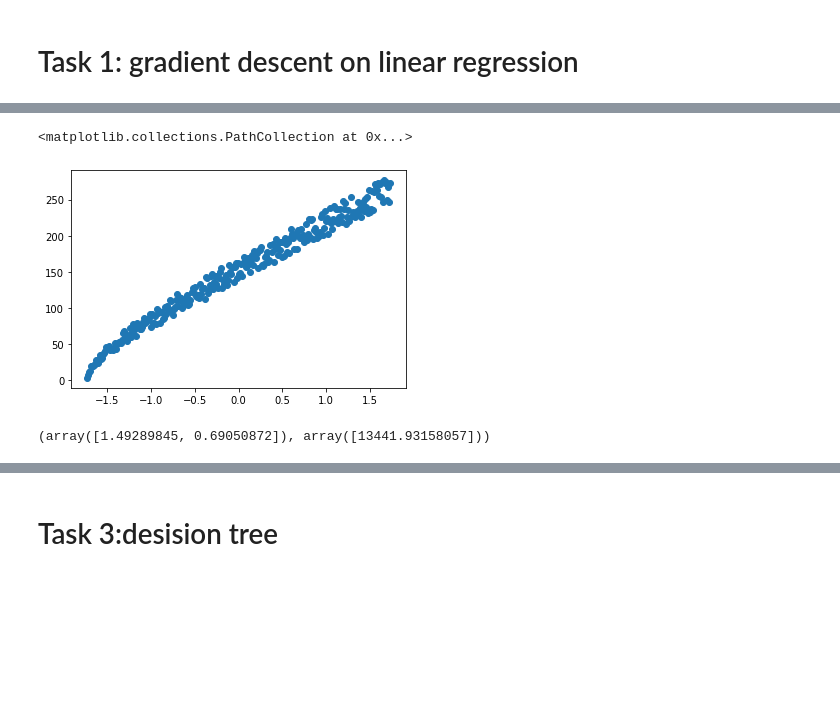
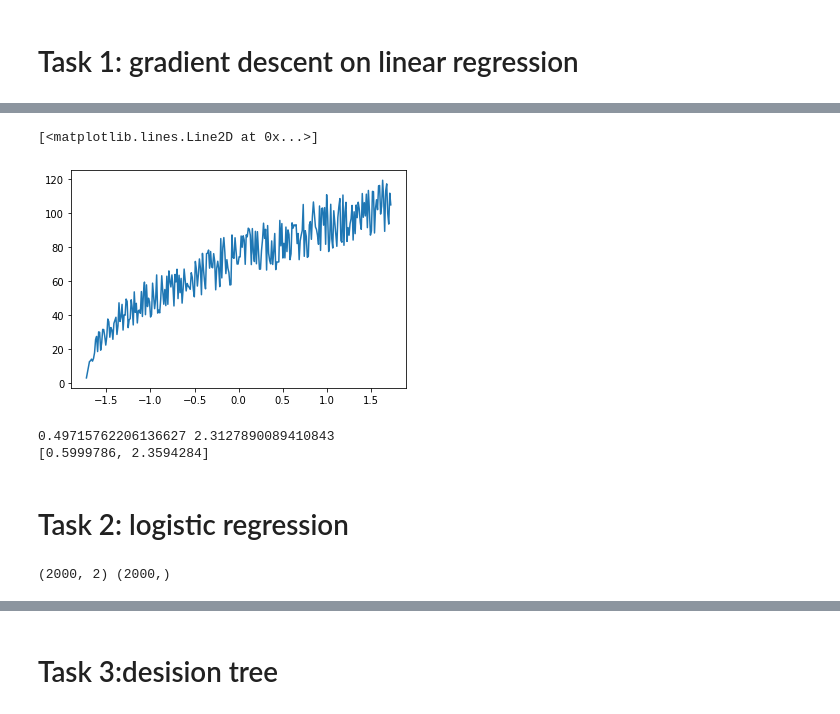
Before and after one commit to LordZeee/DataAnalysis2020, a Jupyter notebook: lab1_Malyniak.ipynb, the cells around one changed output, grey strips where cells are left out. Drawn from its saved outputs; the diff is of its cells as text; code cells hidden in the pictures; blank space fills up the shorter version.

```diff
--- a/lab1_Malyniak.ipynb
+++ b/lab1_Malyniak.ipynb
@@ -54,11 +69,15 @@ print(k,b)
 # %%
-plt.scatter(x,y)
+plt.plot(x,y)
 # %% [output]
-<matplotlib.collections.PathCollection at 0x...>
+[<matplotlib.lines.Line2D at 0x...>]
-[figure, old version]
+[figure, new version]
 # %%
 theta,cost = linear_regression(x,y.reshape(300),0.0001,100)
-# %%
-theta,cost[-1]
-# %% [output]
-(array([1.49289845, 0.69050872]), array([13441.93158057]))
+# %%
+print(k,b)
+print(theta)
+# %% [output]
+0.49715762206136627 2.3127890089410843
+[0.5999786, 2.3594284]
+# %% [markdown]
+# Task 2: logistic regression
@@ -64,0 +147,25 @@ theta,cost[-1]
+# %%
+from sklearn.model_selection import train_test_split
+
+num_samples = 1000
+batch_size = 64
+X1 = np.random.normal(size=(num_samples,2), scale=10,loc = (50, 5))
+X2 = np.random.normal(size=(num_samples,2), scale=10,loc = (-20, -30))
+X = np.concatenate([X1, X2])
+Y = np.ones(2*num_samples)
+Y[:num_samples] = 0
+Y[num_samples:] = 1
+indexes = np.arange(2*num_samples)
+np.random.shuffle(indexes)
+X, Y = X[indexes], Y[indexes]
+print(X.shape, Y.shape)
+
+a_pred = np.array([-5., 3]).reshape(2, 1)
+b_pred = np.array([-120.])
+#x,y = data_2dim(100)
+#x = (x - x.mean()) / x.std()
+X_train,X_test,Y_train,Y_test = train_test_split(X,Y,test_size = 0.3)
+#X_train,Y_train = x[:250],y[:250] ## Я знаю что так нельзя делать
+#X_test,Y_test = x[250:],y[250:]
+# %% [output]
+(2000, 2) (2000,)
```
Also changed, not shown: parts of 15 cells of this notebook.
